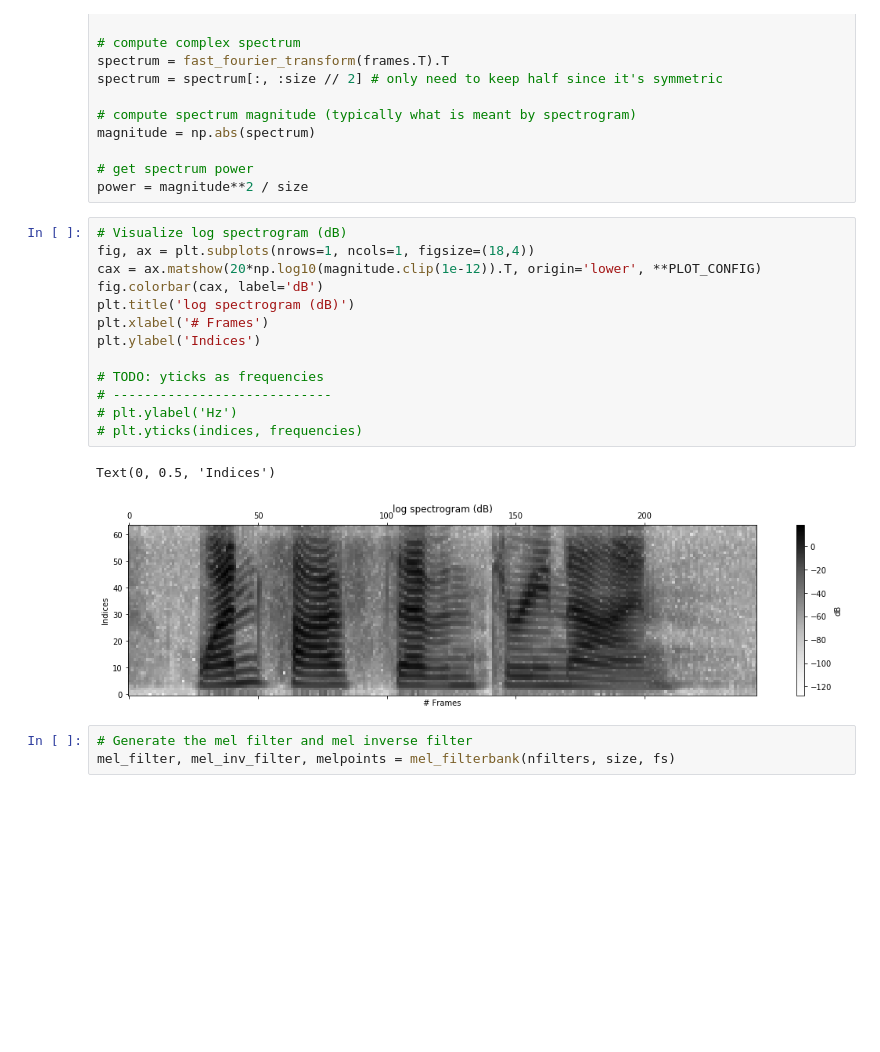
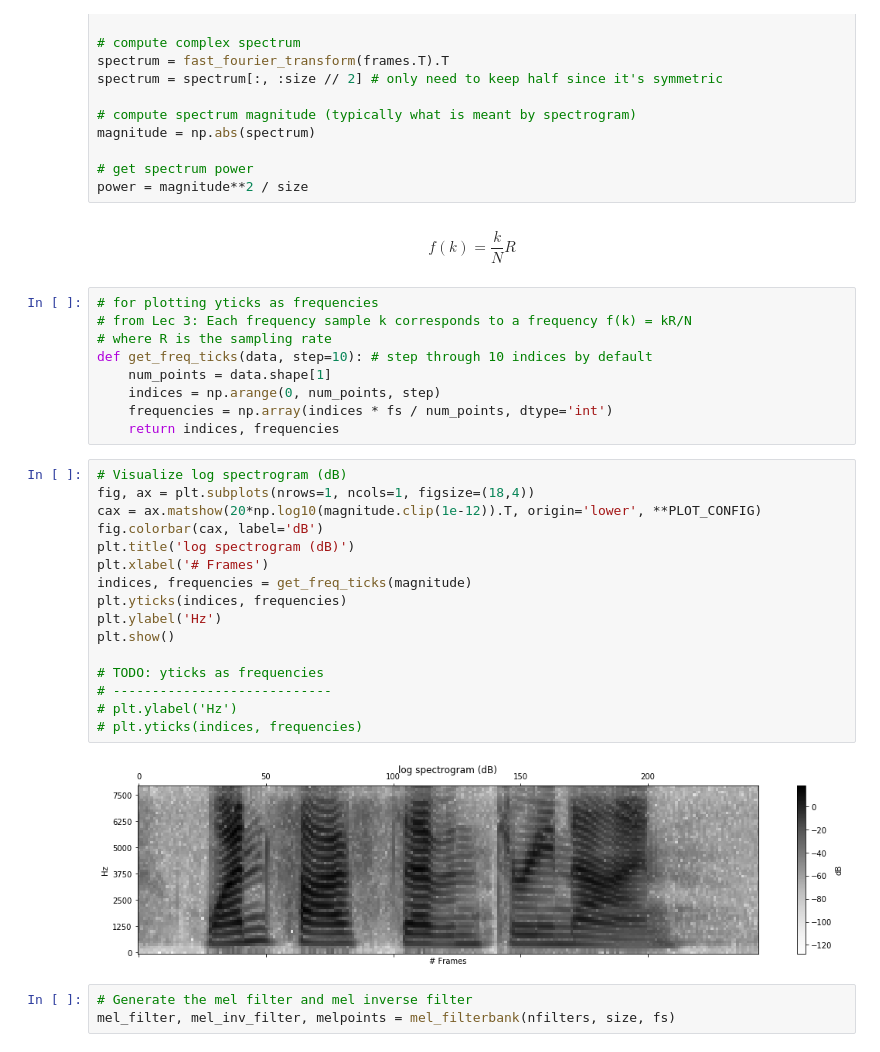
Before and after one commit to RuolinZheng08/ttic31110-speech-technologies, a Jupyter notebook: hw2/hw2.ipynb, the cells around one changed output. Cells and saved outputs as stored; diff of their text form; blank space fills up the shorter version.

```diff
--- a/hw2/hw2.ipynb
+++ b/hw2/hw2.ipynb
@@ -286,22 +286,35 @@ magnitude = np.abs(spectrum)
 
 # get spectrum power
 power = magnitude**2 / size
+# %% [markdown]
+$$f(k) = \frac{k}{N}R$$
+# %%
+# for plotting yticks as frequencies
+# from Lec 3: Each frequency sample k corresponds to a frequency f(k) = kR/N
+# where R is the sampling rate
+def get_freq_ticks(data, step=10): # step through 10 indices by default
+    num_points = data.shape[1]
+    indices = np.arange(0, num_points, step)
+    frequencies = np.array(indices * fs / num_points, dtype='int')
+    return indices, frequencies
 # %%
 # Visualize log spectrogram (dB)
 fig, ax = plt.subplots(nrows=1, ncols=1, figsize=(18,4))
 cax = ax.matshow(20*np.log10(magnitude.clip(1e-12)).T, origin='lower', **PLOT_CONFIG)
 fig.colorbar(cax, label='dB')
 plt.title('log spectrogram (dB)')
 plt.xlabel('# Frames')
-plt.ylabel('Indices')
+indices, frequencies = get_freq_ticks(magnitude)
+plt.yticks(indices, frequencies)
+plt.ylabel('Hz')
+plt.show()
 
 # TODO: yticks as frequencies
 # ----------------------------
 # plt.ylabel('Hz')
 # plt.yticks(indices, frequencies)
 # %% [output]
-Text(0, 0.5, 'Indices')
-[figure, old version]
+[figure, new version]
 # %%
 # Generate the mel filter and mel inverse filter
 mel_filter, mel_inv_filter, melpoints = mel_filterbank(nfilters, size, fs)
```
Also changed, not shown: parts of 4 cells of this notebook.
